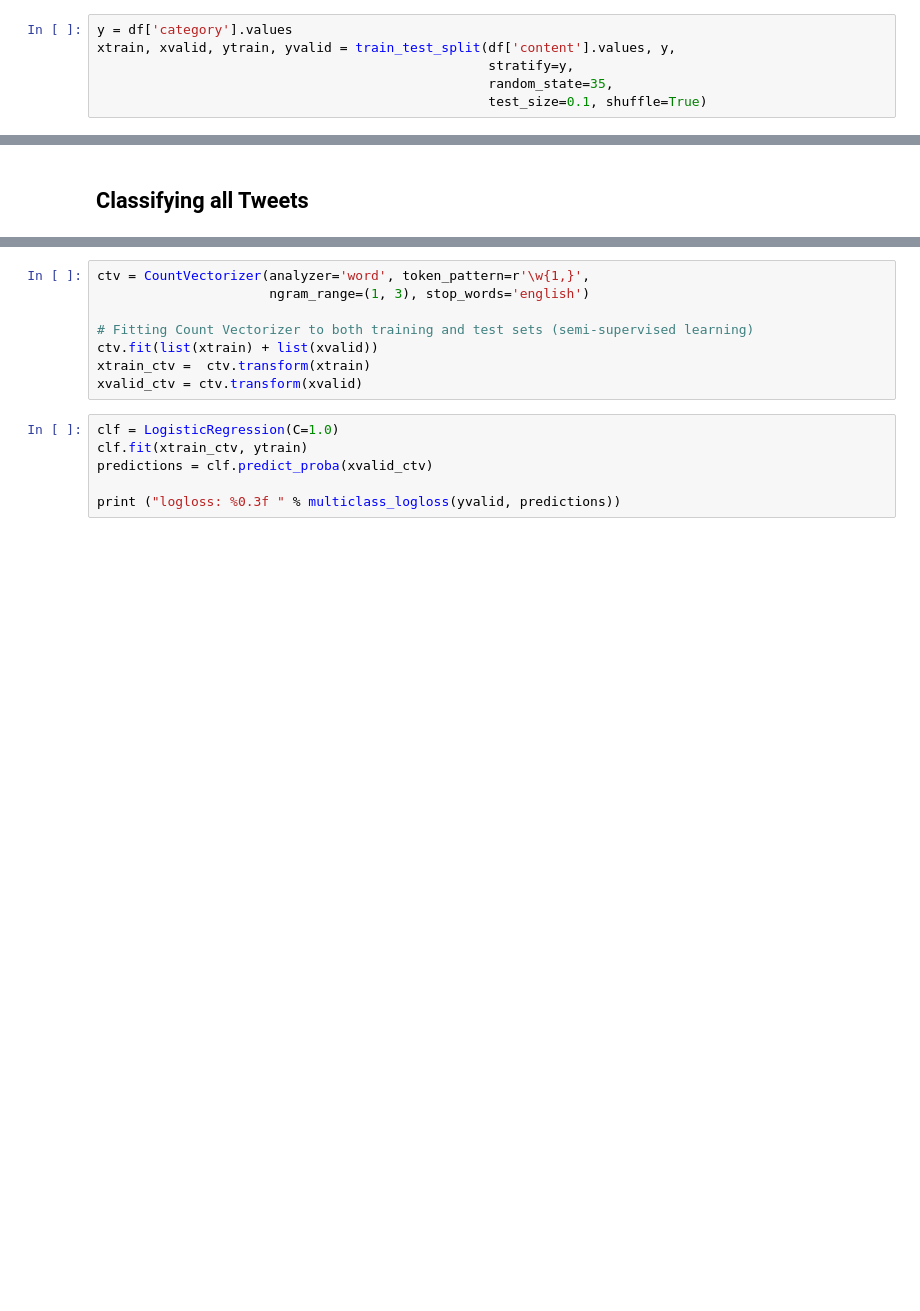
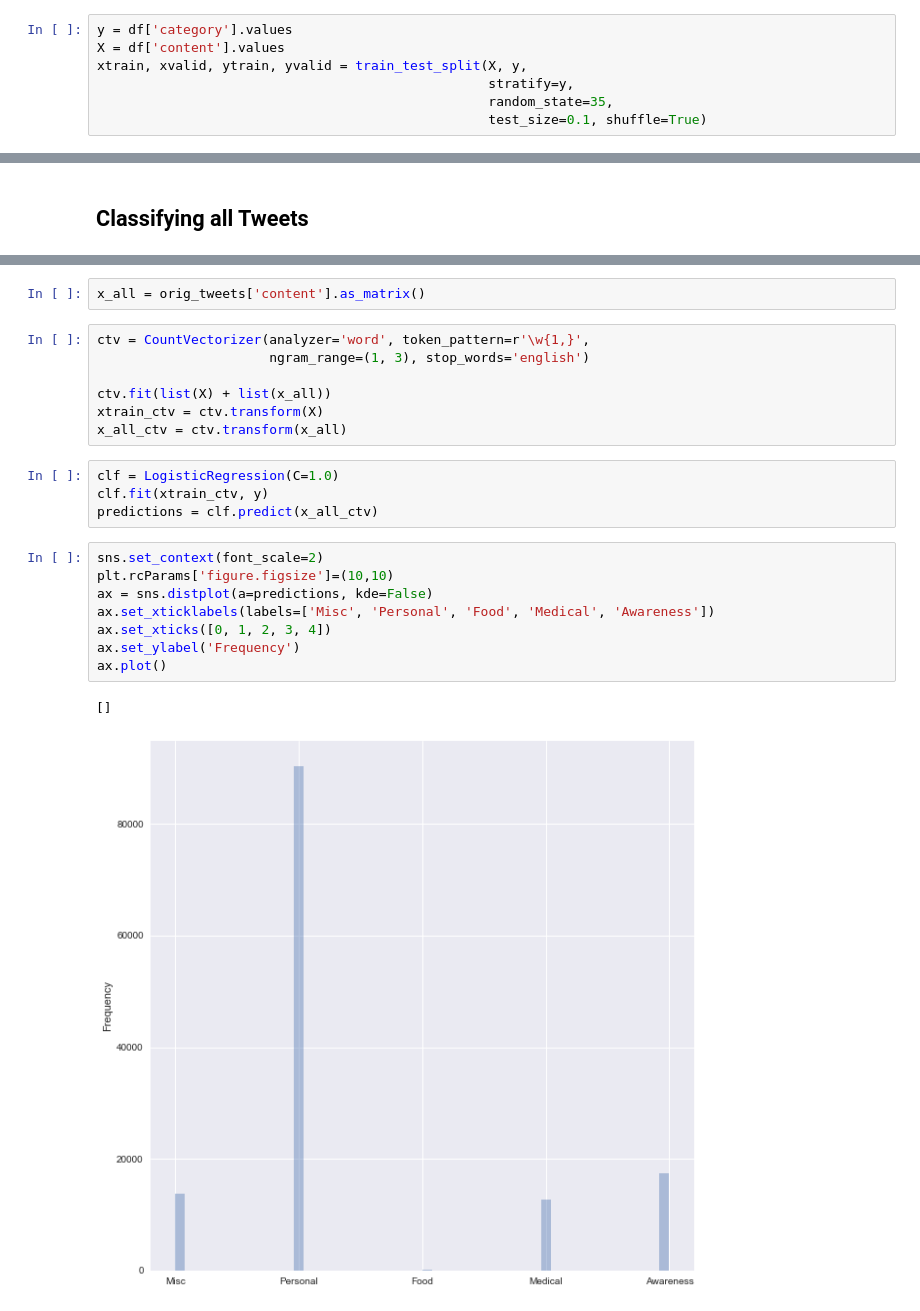
Before and after one commit to vishaalprasadsjsu/lupus-big-data, a Jupyter notebook: ml/tweet_classification.ipynb, the cells around one changed output, grey strips where cells are left out. Drawn from its saved outputs; the diff is of its cells as text; blank space fills up the shorter version.

Commit message:
adding overall tweet classification

```diff
--- a/ml/tweet_classification.ipynb
+++ b/ml/tweet_classification.ipynb
@@ -116,7 +116,8 @@ df.head()
 | 7 | @LADAOrg so happy I found this pa... | 1 |
 # %%
 y = df['category'].values
-xtrain, xvalid, ytrain, yvalid = train_test_split(df['content'].values, y,
+X = df['content'].values
+xtrain, xvalid, ytrain, yvalid = train_test_split(X, y,
                                                   stratify=y,
                                                   random_state=35,
                                                   test_size=0.1, shuffle=True)
@@ -372,14 +378,24 @@ ANN logloss: 1.634
+# %%
+x_all = orig_tweets['content'].as_matrix()
 # %%
 ctv = CountVectorizer(analyzer='word', token_pattern=r'\w{1,}',
                       ngram_range=(1, 3), stop_words='english')
 
-# Fitting Count Vectorizer to both training and test sets (semi-supervised learning)
-ctv.fit(list(xtrain) + list(xvalid))
-xtrain_ctv =  ctv.transform(xtrain)
-xvalid_ctv = ctv.transform(xvalid)
+ctv.fit(list(X) + list(x_all))
+xtrain_ctv = ctv.transform(X)
+x_all_ctv = ctv.transform(x_all)
 # %%
 clf = LogisticRegression(C=1.0)
-clf.fit(xtrain_ctv, ytrain)
-predictions = clf.predict_proba(xvalid_ctv)
-
-print ("logloss: %0.3f " % multiclass_logloss(yvalid, predictions))
+clf.fit(xtrain_ctv, y)
+predictions = clf.predict(x_all_ctv)
+# %%
+sns.set_context(font_scale=2)
+plt.rcParams['figure.figsize']=(10,10)
+ax = sns.distplot(a=predictions, kde=False)
+ax.set_xticklabels(labels=['Misc', 'Personal', 'Food', 'Medical', 'Awareness'])
+ax.set_xticks([0, 1, 2, 3, 4])
+ax.set_ylabel('Frequency')
+ax.plot()
+# %% [output]
+[]
+[figure, added]
```
Also changed, not shown: parts of 6 cells of this notebook.
